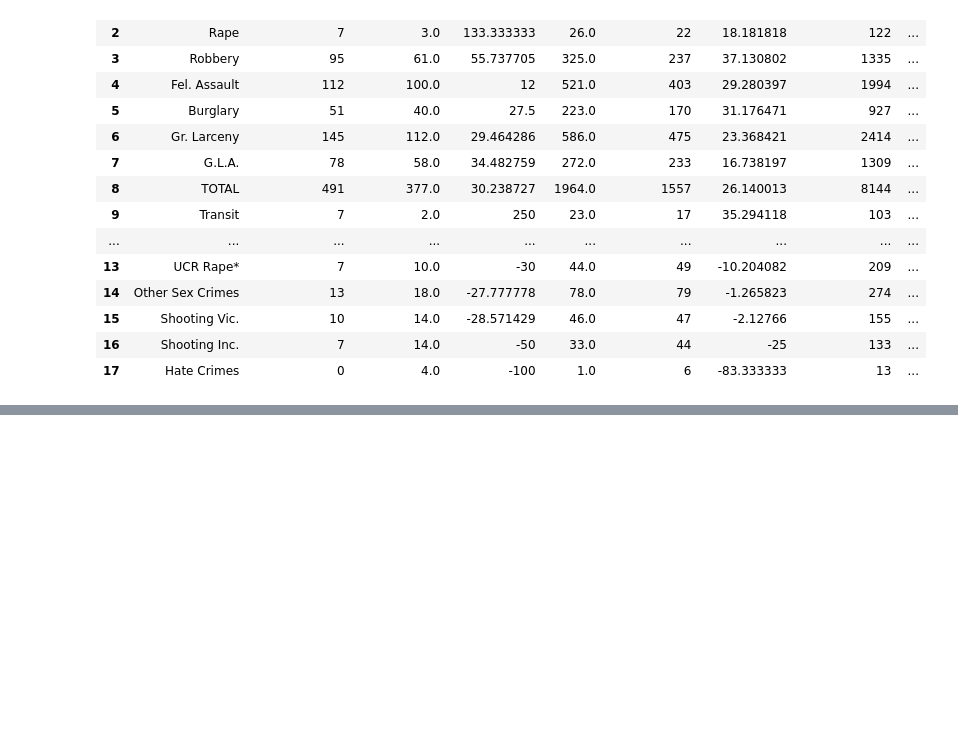
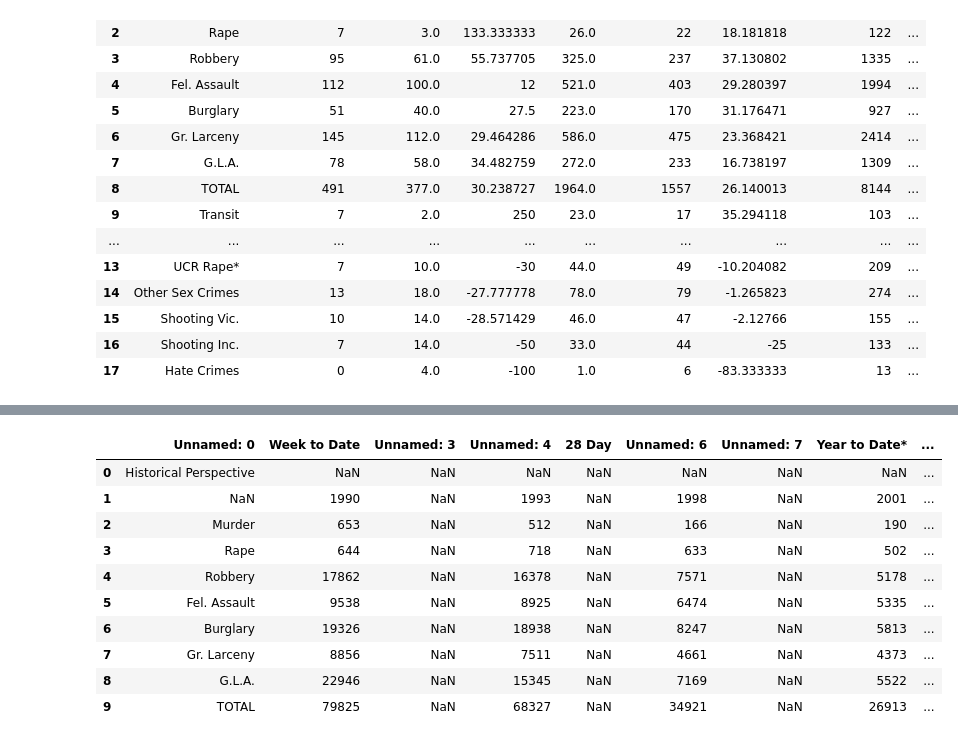
Before and after one commit to williamdarkocode/Postcode, a Jupyter notebook: CrimeStats/nyc_compstats.ipynb, the cells around one changed output, grey strips where cells are left out. Saved outputs shown, nothing was run; the diff lists cells and outputs as text; code cells hidden in the pictures; blank space fills up the shorter version.

Commit message:
push borough hist persp

```diff
--- a/CrimeStats/nyc_compstats.ipynb
+++ b/CrimeStats/nyc_compstats.ipynb
@@ -351,3 +351,18 @@ hist_persp
 | 28 | Gr. Larceny | 8856 | NaN | 7511 | NaN | 4661 | NaN | 4373 | ... |
 | 29 | G.L.A. | 22946 | NaN | 15345 | NaN | 7169 | NaN | 5522 | ... |
 | 30 | TOTAL | 79825 | NaN | 68327 | NaN | 34921 | NaN | 26913 | ... |
+# %%
+hist_persp.reset_index(drop=True, inplace=True)
+hist_persp
+# %% [output]
+|  | Unnamed: 0 | Week to Date | Unnamed: 3 | Unnamed: 4 | 28 Day | Unnamed: 6 | Unnamed: 7 | Year to Date* | ... |
+| 0 | Historical Perspective | NaN | NaN | NaN | NaN | NaN | NaN | NaN | ... |
+| 1 | NaN | 1990 | NaN | 1993 | NaN | 1998 | NaN | 2001 | ... |
+| 2 | Murder | 653 | NaN | 512 | NaN | 166 | NaN | 190 | ... |
+| 3 | Rape | 644 | NaN | 718 | NaN | 633 | NaN | 502 | ... |
+| 4 | Robbery | 17862 | NaN | 16378 | NaN | 7571 | NaN | 5178 | ... |
+| 5 | Fel. Assault | 9538 | NaN | 8925 | NaN | 6474 | NaN | 5335 | ... |
+| 6 | Burglary | 19326 | NaN | 18938 | NaN | 8247 | NaN | 5813 | ... |
+| 7 | Gr. Larceny | 8856 | NaN | 7511 | NaN | 4661 | NaN | 4373 | ... |
+| 8 | G.L.A. | 22946 | NaN | 15345 | NaN | 7169 | NaN | 5522 | ... |
+| 9 | TOTAL | 79825 | NaN | 68327 | NaN | 34921 | NaN | 26913 | ... |
```
Also changed, not shown: parts of 2 cells of this notebook.
